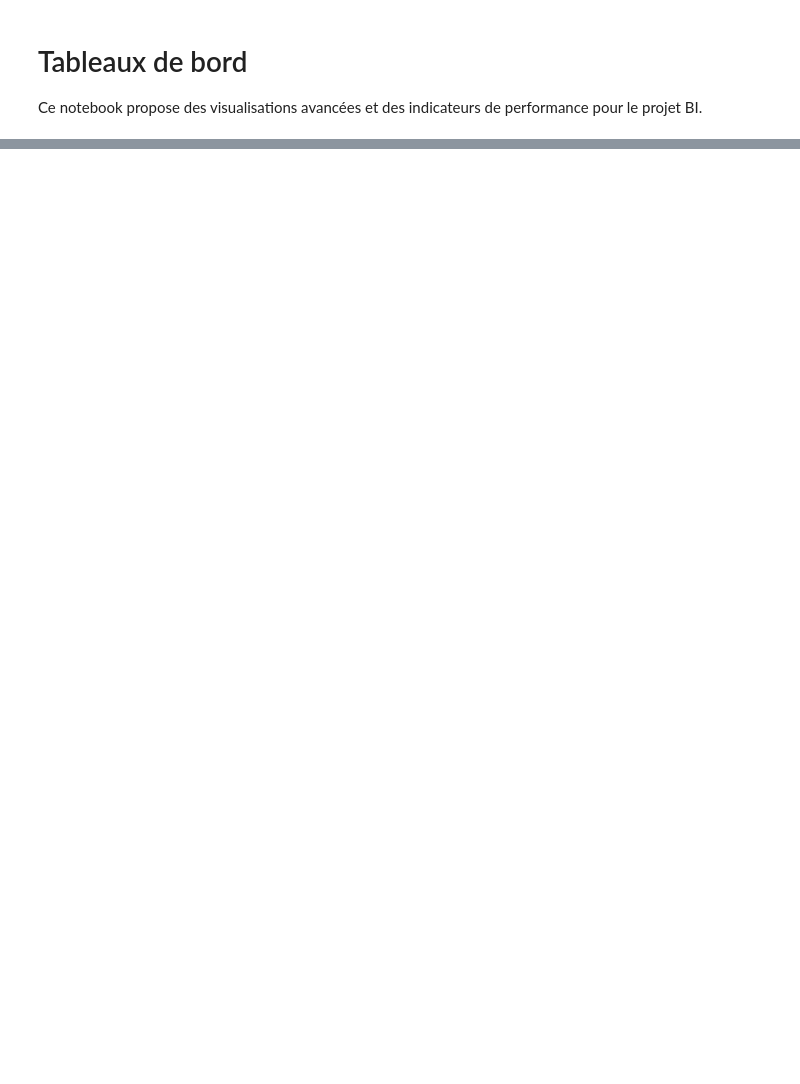
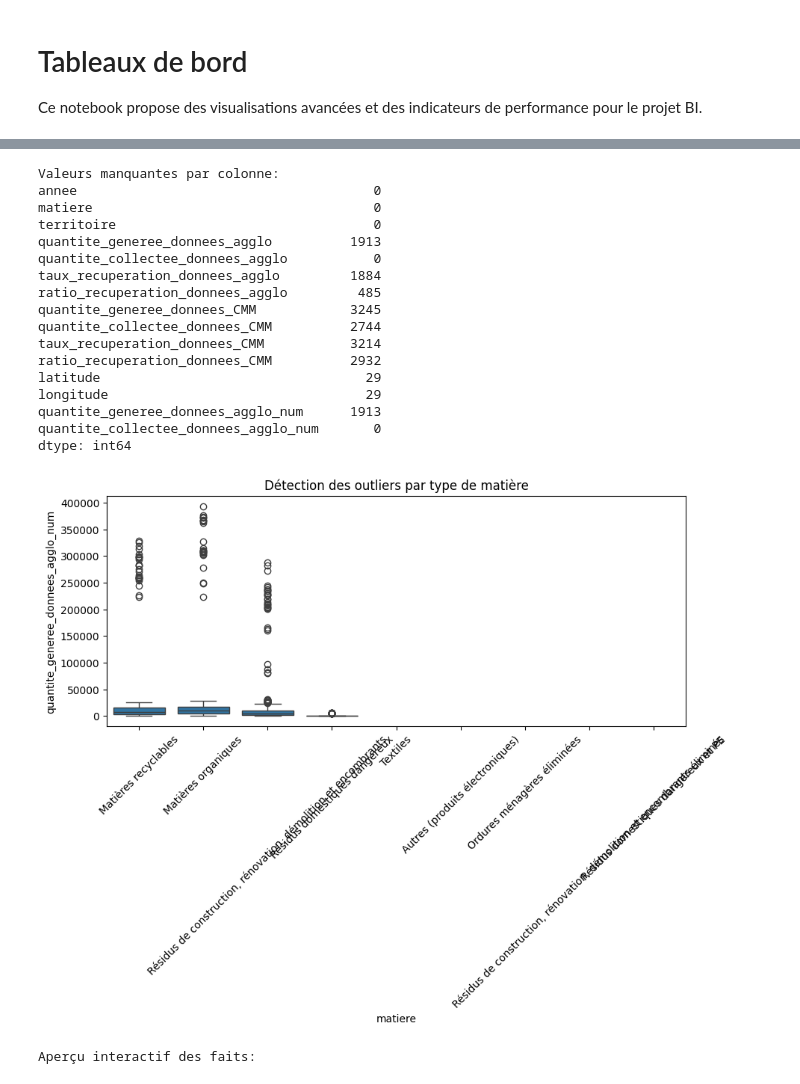
Before and after one commit to MarcTsobgny2321/MTI-ETLS_Projet_Session, a Jupyter notebook: process/06_BI_Build_Element_Tableaux_de_Bord.ipynb, the cells around one changed output, grey strips where cells are left out. Saved outputs shown, nothing was run; the diff lists cells and outputs as text; code cells hidden in the pictures; blank space fills up the shorter version.

```diff
--- a/process/06_BI_Build_Element_Tableaux_de_Bord.ipynb
+++ b/process/06_BI_Build_Element_Tableaux_de_Bord.ipynb
@@ -147,16 +162,36 @@ plt.show()
 # %%
 # Analyse des valeurs manquantes et outliers
 print('Valeurs manquantes par colonne:')
 print(faits_matieres.isnull().sum())
 plt.figure(figsize=(10,4))
-sns.boxplot(data=faits_matieres, x='matiere', y='quantite_generee_donnees_agglo')
+sns.boxplot(data=faits_matieres, x='matiere', y='quantite_generee_donnees_agglo_num')
 plt.xticks(rotation=45)
 plt.title('Détection des outliers par type de matière')
 plt.tight_layout()
 plt.savefig('../generated/graphs/outliers_type_matiere.png')
 plt.show()
 
 # Tableau interactif (si Jupyter/IPython)
 from IPython.display import display
 print('Aperçu interactif des faits:')
 display(faits_matieres.head(20))
+# %% [output]
+Valeurs manquantes par colonne:
+annee                                      0
+matiere                                    0
+territoire                                 0
+quantite_generee_donnees_agglo          1913
+quantite_collectee_donnees_agglo           0
+taux_recuperation_donnees_agglo         1884
+ratio_recuperation_donnees_agglo         485
+quantite_generee_donnees_CMM            3245
+quantite_collectee_donnees_CMM          2744
+taux_recuperation_donnees_CMM           3214
+ratio_recuperation_donnees_CMM          2932
+latitude                                  29
+longitude                                 29
+quantite_generee_donnees_agglo_num      1913
+quantite_collectee_donnees_agglo_num       0
+dtype: int64
+[figure, added]
+Aperçu interactif des faits:
```
Also changed, not shown: parts of 4 cells of this notebook.
